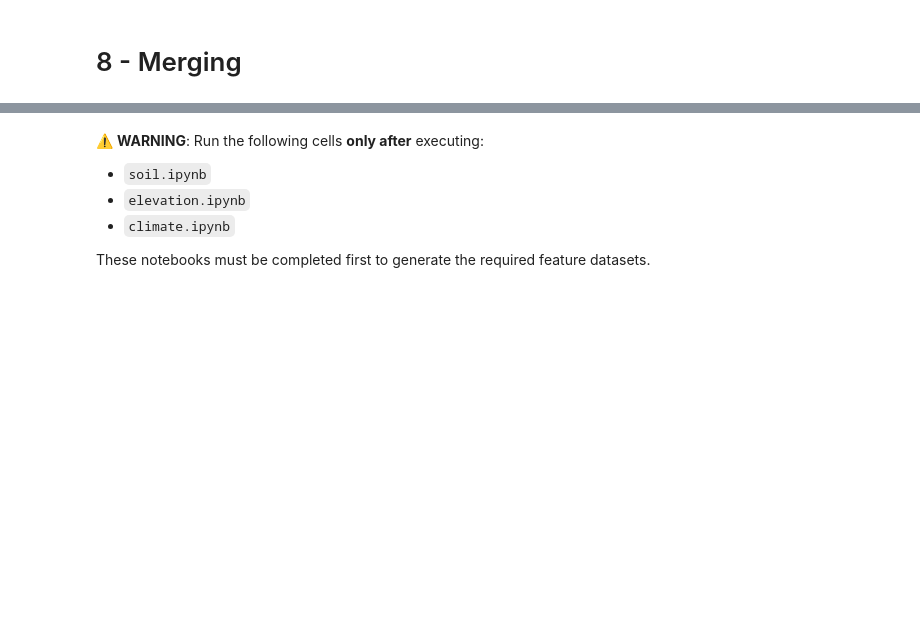
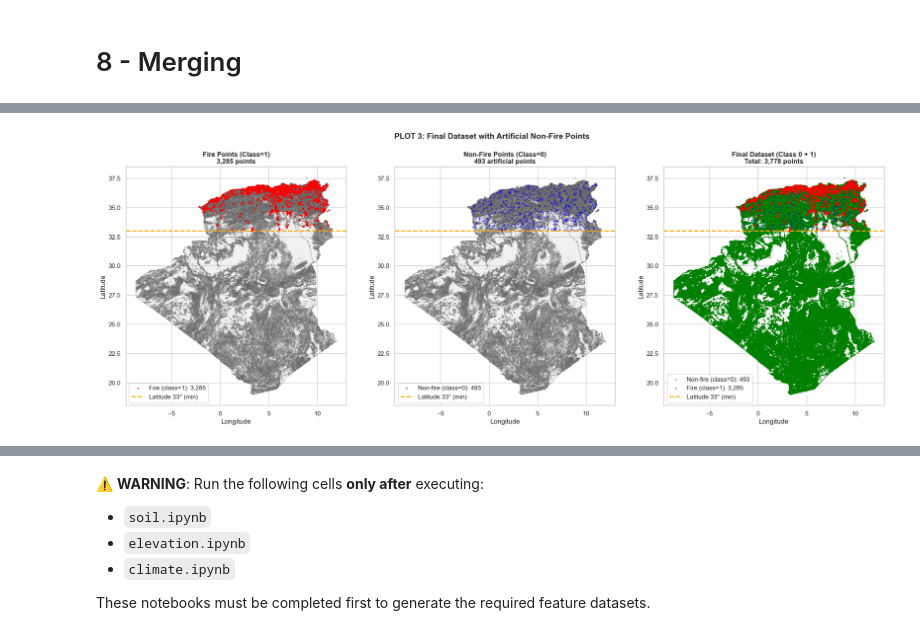
Before and after one commit to BESSAI-Tayeb/forest-fires-algeria-tunisia-analysis, a Jupyter notebook: analysis/analysis/fire.ipynb, the cells around one changed output, grey strips where cells are left out. Drawn from its saved outputs; the diff is of its cells as text; code cells hidden in the pictures; blank space fills up the shorter version.

```diff
--- a/analysis/analysis/fire.ipynb
+++ b/analysis/analysis/fire.ipynb
@@ -979,11 +1410,81 @@ Preview of combined dataset (last 10 rows):
 # %%
-# load fires.csv to verify
-loaded_df = pd.read_csv(FIRES_RESULT_CSV)
+# ============================================================================
+# PLOT 3: AFTER ARTIFICIAL DATA GENERATION (Class 0 and 1)
+# ============================================================================
+print("="*80)
+print("PLOT 3: FINAL DATASET (CLASS 0 + CLASS 1)")
+print("="*80)
 
-# Clip all rows to 5 decimal places
+# Load the saved dataset with artificial points
+loaded_df = pd.read_csv(FIRES_WITH_ARTIFICIAL)
 loaded_df = loaded_df.round(5)
 
-# save in a new file
+# Separate by class
+fire_points = loaded_df[loaded_df['class'] == 1]
+nonfire_points = loaded_df[loaded_df['class'] == 0]
+
+print(f"Final dataset with artificial non-fire points:")
+print(f"  Fire points (class=1): {len(fire_points):,}")
+print(f"  Non-fire points (class=0): {len(nonfire_points):,}")
+print(f"  Total: {len(loaded_df):,}")
+
+# Create side-by-side comparison
+fig, axes = plt.subplots(1, 3, figsize=(20, 7))
+
+# Left: Fire points only (class=1)
+ax1 = axes[0]
+algeria_lc.plot(ax=ax1, edgecolor='dimgray', facecolor='lightgray', alpha=0.3)
+tunisia_lc.plot(ax=ax1, edgecolor='dimgray', facecolor='lightgray', alpha=0.3)
+ax1.scatter(fire_points['longitude'], fire_points['latitude'],
+            c='red', s=5, alpha=0.6, label=f'Fire (class=1): {len(fire_points):,}')
+ax1.set_title(f'Fire Points (Class=1)\n{len(fire_points):,} points', fontsize=12, fontweight='bold')
+ax1.set_xlabel('Longitude')
+ax1.set_ylabel('Latitude')
+ax1.axhline(y=33, color='orange', linestyle='--', linewidth=2, label='Latitude 33° (min)')
+ax1.legend(loc='lower left')
+
+# Middle: Non-fire points only (class=0)
+ax2 = axes[1]
+algeria_lc.plot(ax=ax2, edgecolor='dimgray', facecolor='lightgray', alpha=0.3)
+tunisia_lc.plot(ax=ax2, edgecolor='dimgray', facecolor='lightgray', alpha=0.3)
+ax2.scatter(nonfire_points['longitude'], nonfire_points['latitude'],
+            c='blue', s=5, alpha=0.4, label=f'Non-fire (class=0): {len(nonfire_points):,}')
+ax2.set_title(f'Non-Fire Points (Class=0)\n{len(nonfire_points):,} artificial points', fontsize=12, fontweight='bold')
+ax2.set_xlabel('Longitude')
+ax2.set_ylabel('Latitude')
+ax2.axhline(y=33, color='orange', linestyle='--', linewidth=2, label='Latitude 33° (min)')
+ax2.legend(loc='lower left')
+
+# Right: Combined view (both classes)
+ax3 = axes[2]
+algeria_lc.plot(ax=ax3, edgecolor='green', facecolor='none', linewidth=1)
+tunisia_lc.plot(ax=ax3, edgecolor='green', facecolor='none', linewidth=1)
+ax3.scatter(nonfire_points['longitude'], nonfire_points['latitude'],
+            c='blue', s=3, alpha=0.3, label=f'Non-fire (class=0): {len(nonfire_points):,}')
+ax3.scatter(fire_points['longitude'], fire_points['latitude'],
+            c='red', s=4, alpha=0.5, label=f'Fire (class=1): {len(fire_points):,}')
+ax3.set_title(f'Final Dataset (Class 0 + 1)\nTotal: {len(loaded_df):,} points', fontsize=12, fontweight='bold')
+ax3.set_xlabel('Longitude')
+ax3.set_ylabel('Latitude')
+ax3.axhline(y=33, color='orange', linestyle='--', linewidth=2, label='Latitude 33° (min)')
+ax3.legend(loc='lower left')
+
+plt.suptitle('PLOT 3: Final Dataset with Artificial Non-Fire Points', fontsize=14, fontweight='bold', y=1.02)
+plt.tight_layout()
+plt.show()
+
+# Print class balance
+print(f"\nClass distribution:")
+print(f"  Class 0 (non-fire): {len(nonfire_points):,} ({100*len(nonfire_points)/len(loaded_df):.1f}%)")
+print(f"  Class 1 (fire):     {len(fire_points):,} ({100*len(fire_points)/len(loaded_df):.1f}%)")
+
+# Verification stats
+print(f"\nVerification:")
+print(f"  All points above latitude 33°: {(loaded_df['latitude'] >= 33).all()}")
+print(f"  Longitude range: [{loaded_df['longitude'].min():.2f}, {loaded_df['longitude'].max():.2f}]")
+print(f"  Latitude range: [{loaded_df['latitude'].min():.2f}, {loaded_df['latitude'].max():.2f}]")
+
+# Save final version
 loaded_df.to_csv(FIRES_WITH_ARTIFICIAL, index=False)
-print(f"Saved clipped data to: {FIRES_WITH_ARTIFICIAL}")
+print(f"\n✓ Saved to: {FIRES_WITH_ARTIFICIAL}")
 # %% [output]
@@ -990,0 +1498 @@ Saved clipped data to: C:\Users\mehdi\OneDrive\Bureau\DM\Project\results\interme
+[figure, added]
```
Also changed, not shown: parts of 7 cells of this notebook, 26 other files.
